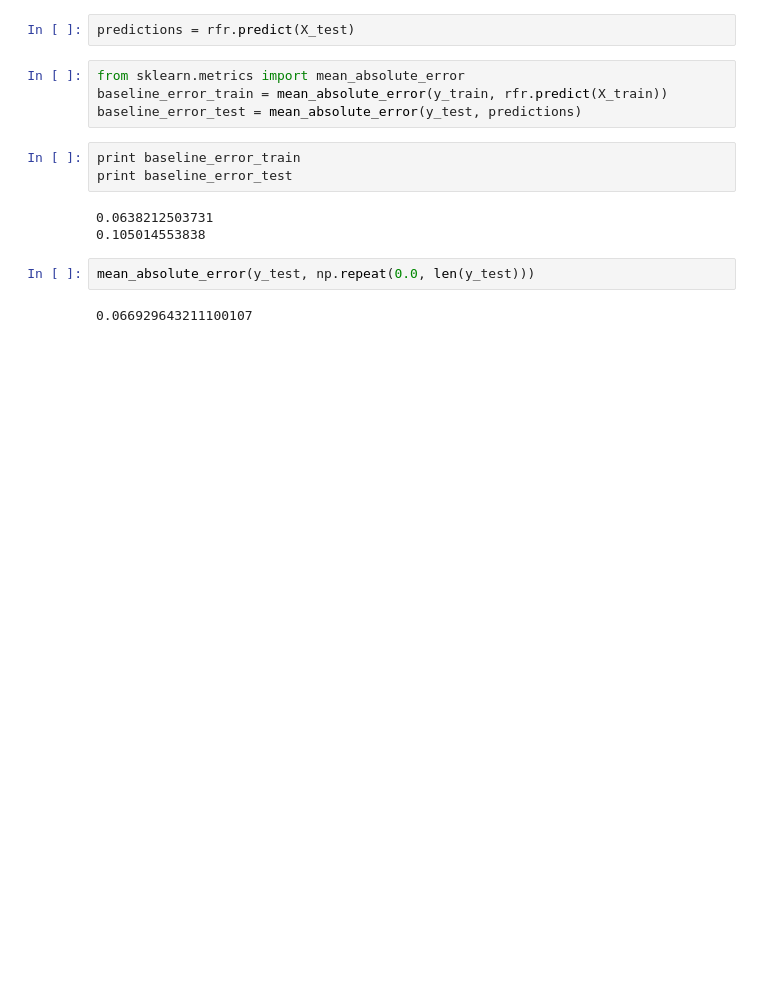
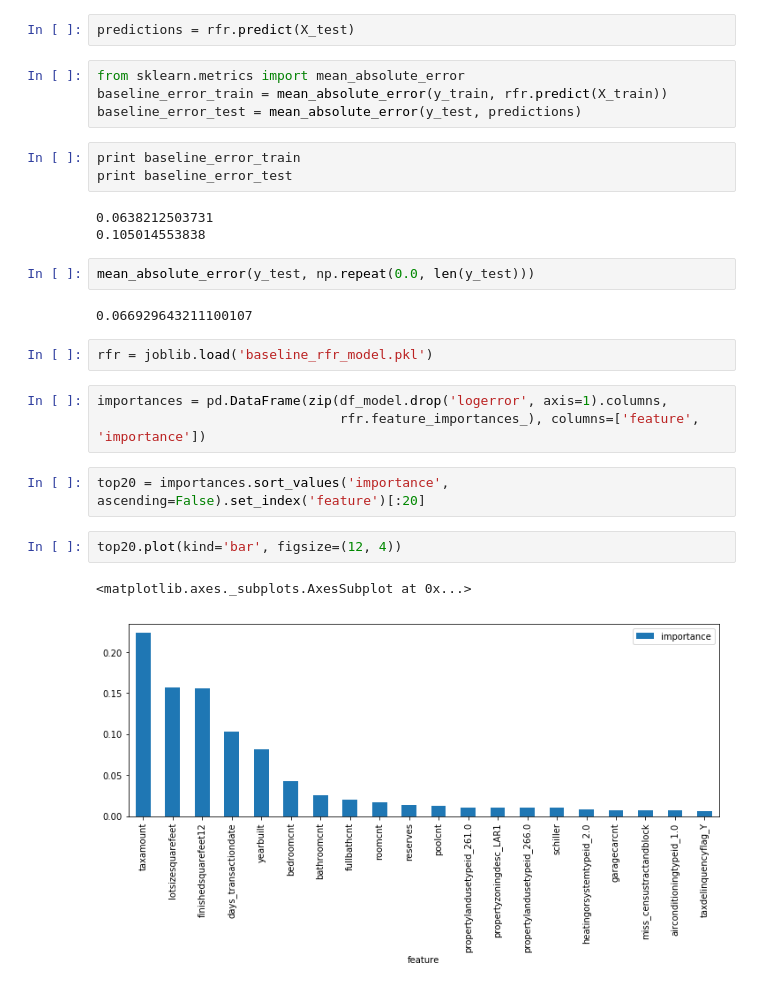
Before and after one commit to xiaowei1234/machine-learning, a Jupyter notebook: projects/capstone/analysis/baseline model 3.ipynb, the cells around one changed output. Saved outputs shown, nothing was run; the diff lists cells and outputs as text; blank space fills up the shorter version.

```diff
--- a/projects/capstone/analysis/baseline model 3.ipynb
+++ b/projects/capstone/analysis/baseline model 3.ipynb
@@ -88,3 +93,15 @@ print baseline_error_test
 mean_absolute_error(y_test, np.repeat(0.0, len(y_test)))
 # %% [output]
 0.066929643211100107
+# %%
+rfr = joblib.load('baseline_rfr_model.pkl')
+# %%
+importances = pd.DataFrame(zip(df_model.drop('logerror', axis=1).columns,
+                               rfr.feature_importances_), columns=['feature', 'importance'])
+# %%
+top20 = importances.sort_values('importance', ascending=False).set_index('feature')[:20]
+# %%
+top20.plot(kind='bar', figsize=(12, 4))
+# %% [output]
+<matplotlib.axes._subplots.AxesSubplot at 0x...>
+[figure, added]
```
Also changed, not shown: parts of 4 cells of this notebook, 1 other file.
